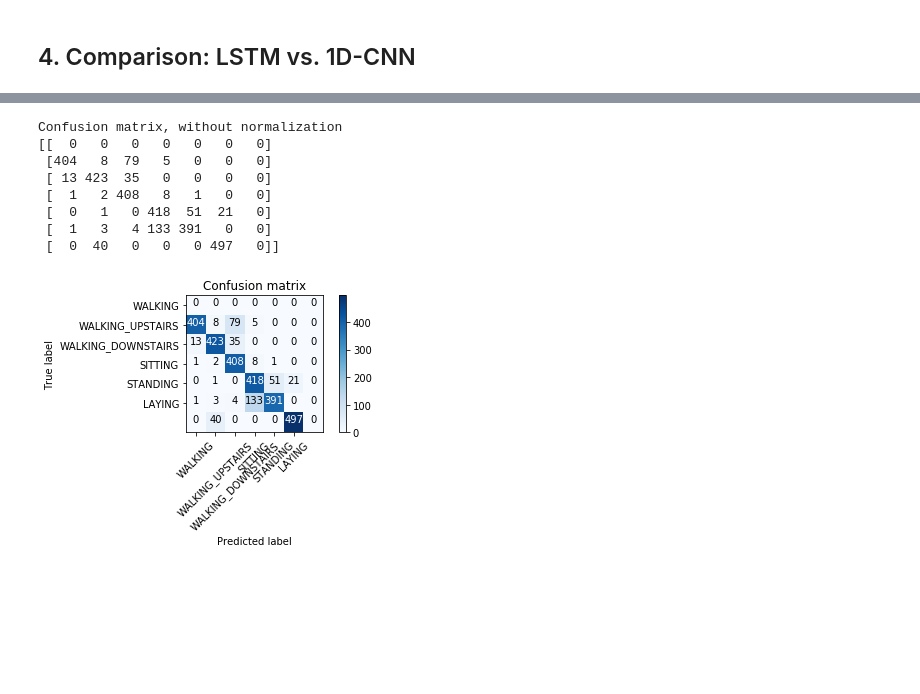
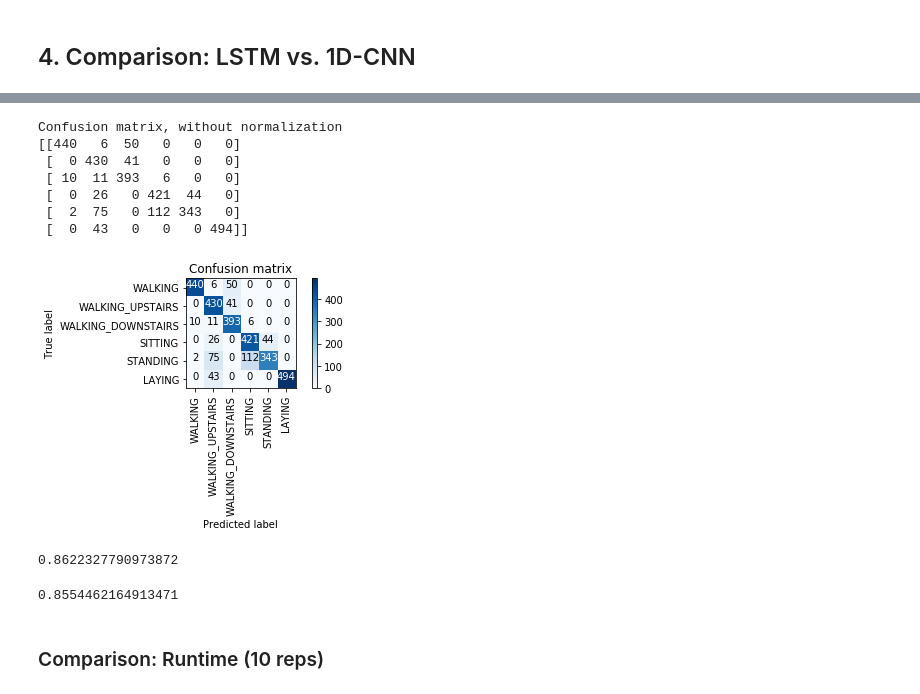
Before and after one commit to hacheemaster/HumanActivityRecognition, a Jupyter notebook: HAR_LSTMS.ipynb, the cells around one changed output, grey strips where cells are left out. Drawn from its saved outputs; the diff is of its cells as text; code cells hidden in the pictures; blank space fills up the shorter version.

```diff
--- a/HAR_LSTMS.ipynb
+++ b/HAR_LSTMS.ipynb
@@ -108,6 +108,8 @@ Reading Y_test with shape: (2947, 1)
 #recode: class numbers must be 0-5 (previously 1-6)
 Y_train = to_categorical(Y_train-1)
 Y_test = to_categorical(Y_test_cat-1)
+# %%
+Y_test_cat = [item[0] for item in Y_test_cat]
 # %% [markdown]
 ## 2. LSTM
 # %%
@@ -188,7 +190,9 @@ def custom_1d_cnn(conv_units):
     input_smartphone = Input(shape=(X_train.shape[1], X_train.shape[2] ), name='input_smartphone')
 
     x = Conv1D(conv_units, kernel_size=3, activation='relu')(input_smartphone)
+    x = Conv1D(conv_units, kernel_size=3, activation='relu')(x)
     x = MaxPool1D(pool_size=2)(x)
+    x = Conv1D(conv_units, kernel_size=3, activation='relu')(x)
     x = Conv1D(conv_units, kernel_size=3, activation='relu')(x)
     x = GlobalAveragePooling1D()(x)
     x = Dropout(0.5)(x)
@@ -274,7 +280,7 @@ def plot_confusion_matrix(cm, classes,
     plt.title(title)
     plt.colorbar()
     tick_marks = np.arange(len(classes))
-    plt.xticks(tick_marks, classes, rotation=45)
+    plt.xticks(tick_marks, classes, rotation=90)
     plt.yticks(tick_marks, classes)
 
     fmt = '.2f' if normalize else 'd'
@@ -292,5 +298,5 @@ def plot_confusion_matrix(cm, classes,
 model_lstm = custom_lstm(lstm_units=100)
 model_lstm.load_weights('weights_lstm.hdf5')
 
-model_cnn = custom_1d_cnn(conv_units=64)
+model_cnn = custom_1d_cnn(conv_units=128)
 model_cnn.load_weights('weights_1dcnn.hdf5')
@@ -306,12 +325,24 @@ conf_lstm = confusion_matrix(y_true=Y_test_cat, y_pred=preds_class_lstm)
-# %%
-plot_confusion_matrix(conf_lstm, classes=classes)
-# %% [output]
-Confusion matrix, without normalization
-[[  0   0   0   0   0   0   0]
- [404   8  79   5   0   0   0]
- [ 13 423  35   0   0   0   0]
- [  1   2 408   8   1   0   0]
- [  0   1   0 418  51  21   0]
- [  1   3   4 133 391   0   0]
- [  0  40   0   0   0 497   0]]
-[figure, removed]
+# %%
+#CNN
+conf_cnn = confusion_matrix(y_true=Y_test_cat, y_pred=preds_class_cnn)
+plot_confusion_matrix(conf_cnn, classes=classes)
+# %% [output]
+Confusion matrix, without normalization
+[[440   6  50   0   0   0]
+ [  0 430  41   0   0   0]
+ [ 10  11 393   6   0   0]
+ [  0  26   0 421  44   0]
+ [  2  75   0 112 343   0]
+ [  0  43   0   0   0 494]]
+[figure, added]
+# %%
+#overall test accuracy
+np.sum(np.diag(conf_lstm)) / np.sum(conf_lstm)
+# %% [output]
+0.8622327790973872
+# %%
+np.sum(np.diag(conf_cnn)) / np.sum(conf_cnn)
+# %% [output]
+0.8554462164913471
+# %% [markdown]
+### Comparison: Runtime (10 reps)
```
Also changed, not shown: parts of 10 cells of this notebook, 1 other file.
